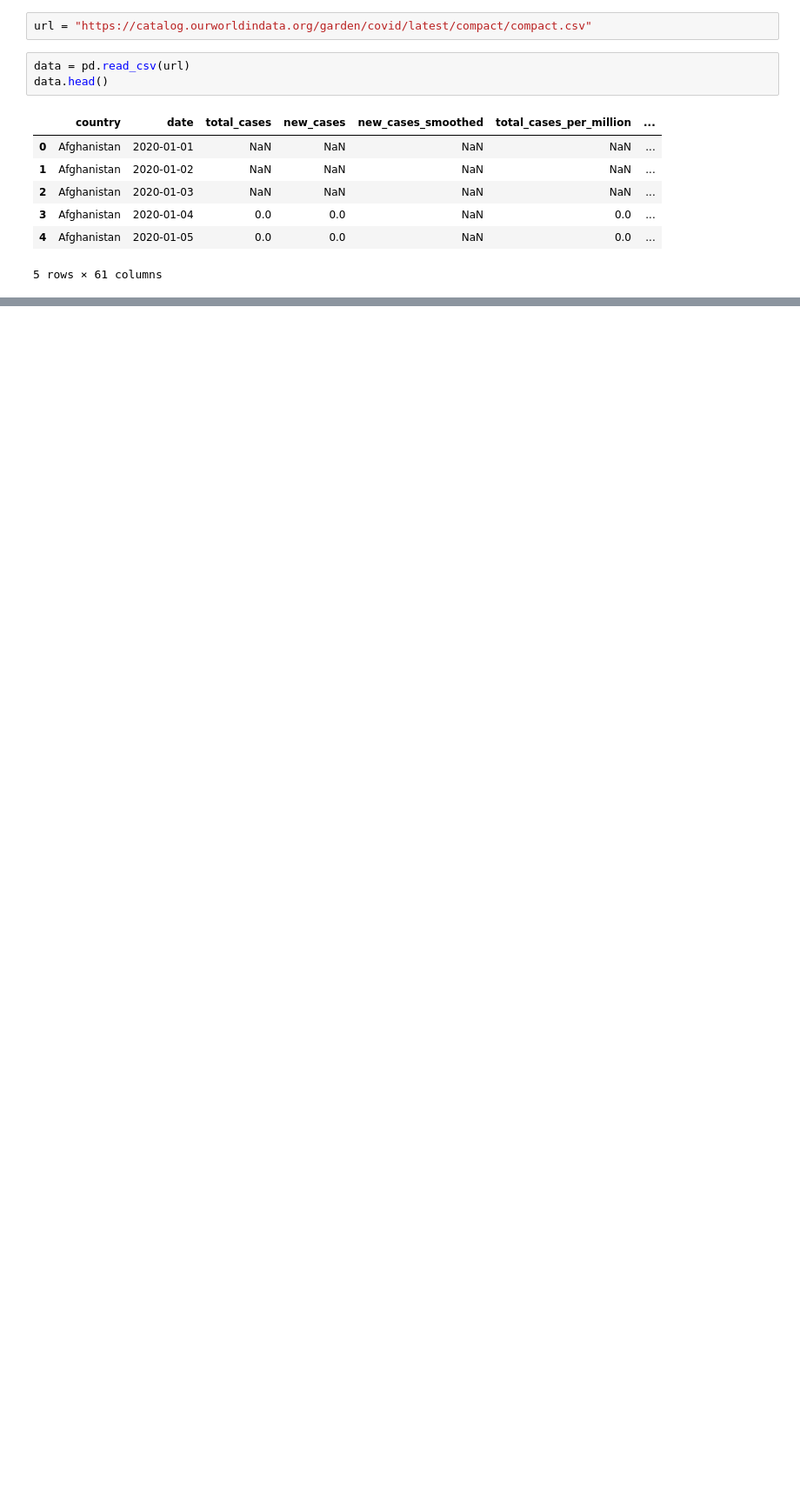
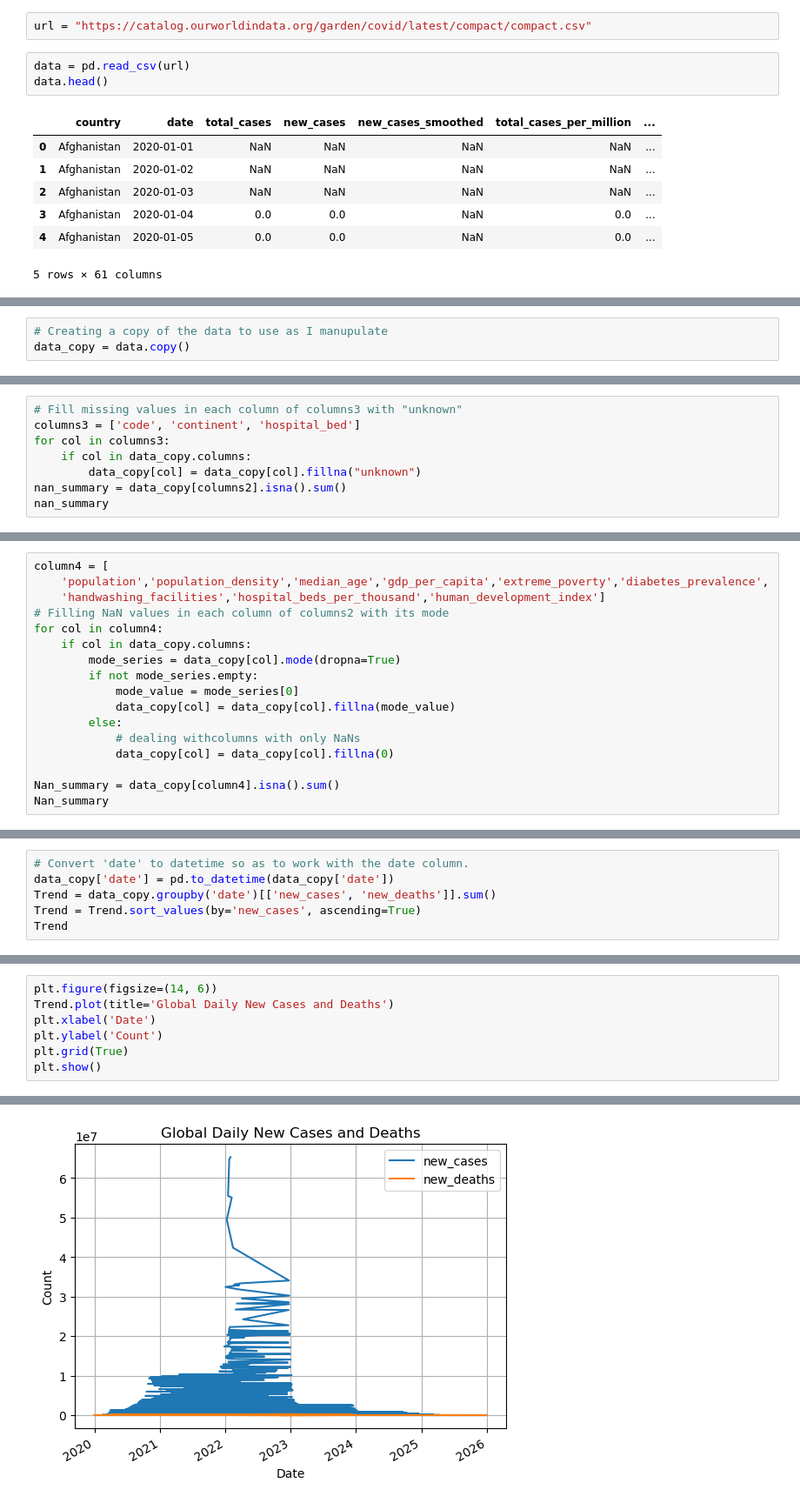
Before and after one commit to FAITHKAMANDE/COVID--19-Project, a Jupyter notebook: Project 1.ipynb, the cells around one changed output, grey strips where cells are left out. Shown: that part at 87% size. Drawn from its saved outputs; the diff is of its cells as text; blank space fills up the shorter version.

```diff
--- a/Project 1.ipynb
+++ b/Project 1.ipynb
@@ -15,0 +116,3 @@ data.head()
+# %%
+# Creating a copy of the data to use as I manupulate
+data_copy = data.copy()
@@ -15,0 +183,8 @@ data.head()
+# %%
+# Fill missing values in each column of columns3 with "unknown"
+columns3 = ['code', 'continent', 'hospital_bed']
+for col in columns3:
+    if col in data_copy.columns:
+        data_copy[col] = data_copy[col].fillna("unknown")
+nan_summary = data_copy[columns2].isna().sum()
+nan_summary
@@ -15,0 +209,17 @@ data.head()
+# %%
+column4 = [
+    'population','population_density','median_age','gdp_per_capita','extreme_poverty','diabetes_prevalence',
+    'handwashing_facilities','hospital_beds_per_thousand','human_development_index']
+# Filling NaN values in each column of columns2 with its mode
+for col in column4:
+    if col in data_copy.columns:
+        mode_series = data_copy[col].mode(dropna=True)
+        if not mode_series.empty:
+            mode_value = mode_series[0]
+            data_copy[col] = data_copy[col].fillna(mode_value)
+        else:
+            # dealing withcolumns with only NaNs
+            data_copy[col] = data_copy[col].fillna(0)
+
+Nan_summary = data_copy[column4].isna().sum()
+Nan_summary
@@ -15,0 +282,6 @@ data.head()
+# %%
+# Convert 'date' to datetime so as to work with the date column.
+data_copy['date'] = pd.to_datetime(data_copy['date'])
+Trend = data_copy.groupby('date')[['new_cases', 'new_deaths']].sum()
+Trend = Trend.sort_values(by='new_cases', ascending=True)
+Trend
@@ -15,0 +303,8 @@ data.head()
+# %%
+plt.figure(figsize=(14, 6))
+Trend.plot(title='Global Daily New Cases and Deaths')
+plt.xlabel('Date')
+plt.ylabel('Count')
+plt.grid(True)
+plt.show()
+# %% [output]
@@ -15,0 +312 @@ data.head()
+[figure, added]
```
Also changed, not shown: parts of 42 cells of this notebook.
